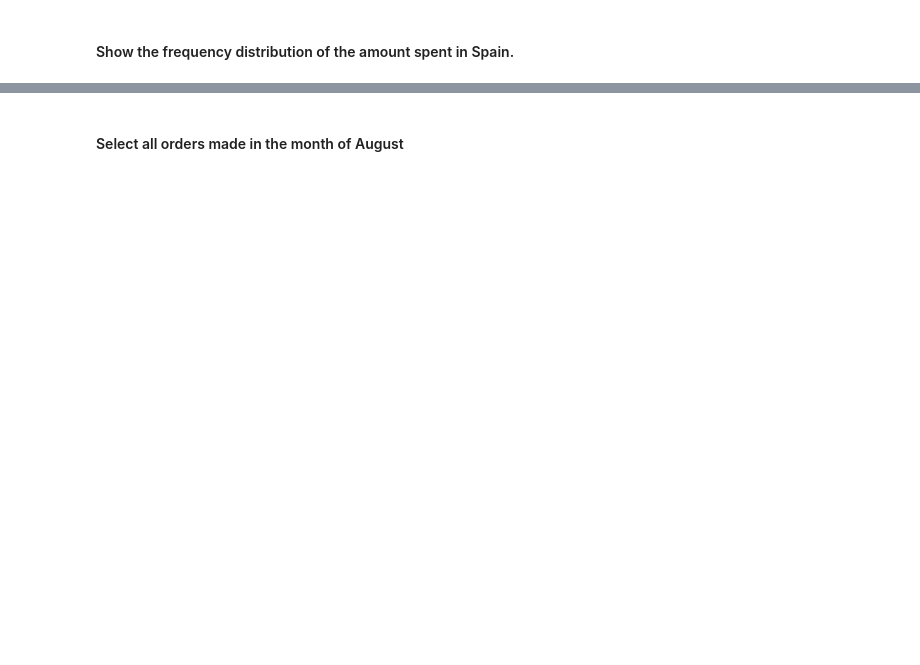
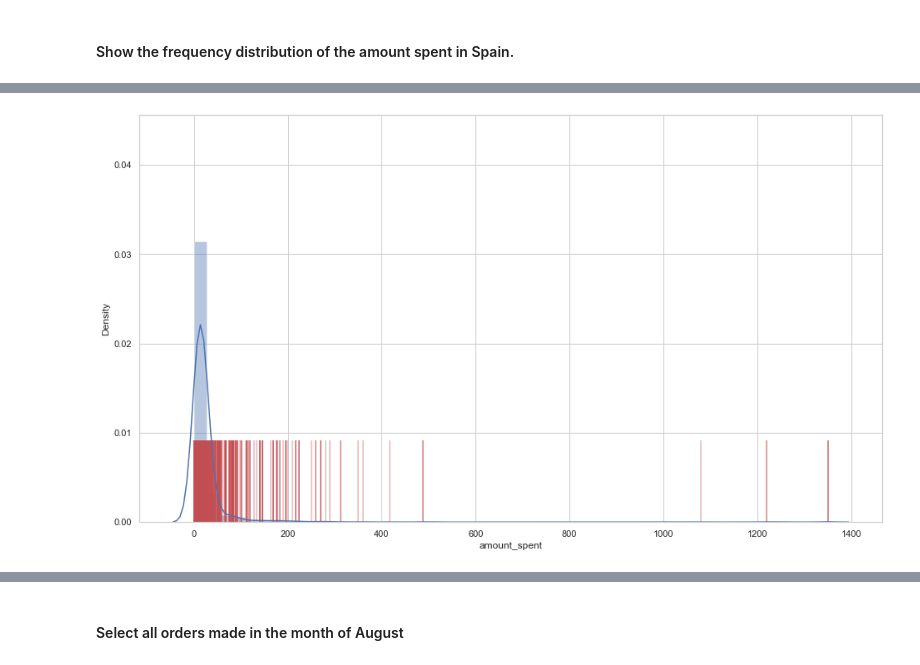
Before and after one commit to Ironhack-Data-Madrid-Febrero-2021/lab-subsetting-and-descriptive-stats, a Jupyter notebook: your-code/main.ipynb, the cells around one changed output, grey strips where cells are left out. Cells and saved outputs as stored; diff of their text form; code cells hidden in the pictures; blank space fills up the shorter version.

```diff
--- a/your-code/main.ipynb
+++ b/your-code/main.ipynb
@@ -491,3 +476,5 @@ df.groupby([(df.Department)]).max()
+# %%
+df_Spain=df[(df["Country"] == 'Spain')]
 # %% [markdown]
 #### How many customers do we have in Spain?
 ##### Hint : Use value_counts()
@@ -520,0 +565,8 @@ df.groupby([(df.Department)]).max()
+# %%
+sns.distplot(df_Spain["amount_spent"],  kde=True,
+             rug=True,
+             rug_kws={"color": "r", "alpha": 0.3, "linewidth": 2, "height":0.2})
+sns.set(style="darkgrid")
+plt.show()
+# %% [output]
+[figure, added]
```
Also changed, not shown: parts of 54 cells of this notebook.
